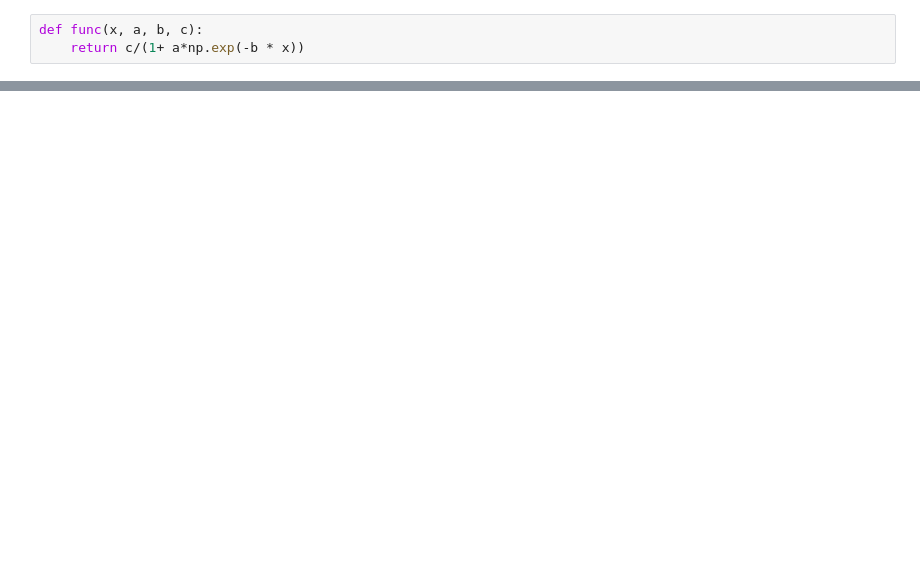
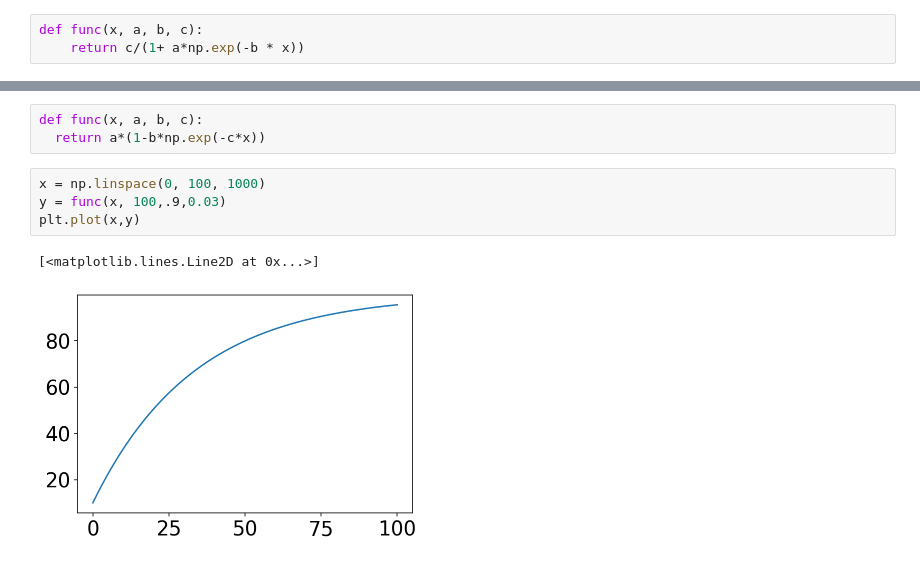
Before and after one commit to sbooeshaghi/fluvax, a Jupyter notebook: notebooks/basic.ipynb, the cells around one changed output, grey strips where cells are left out. Drawn from its saved outputs; the diff is of its cells as text; blank space fills up the shorter version.

```diff
--- a/notebooks/basic.ipynb
+++ b/notebooks/basic.ipynb
@@ -139,3 +161,13 @@ def func(x, a, b, c):
+# %%
+def func(x, a, b, c):
+  return a*(1-b*np.exp(-c*x))
+# %%
+x = np.linspace(0, 100, 1000)
+y = func(x, 100,.9,0.03)
+plt.plot(x,y)
+# %% [output]
+[<matplotlib.lines.Line2D at 0x...>]
+[figure, added]
 # %%
 fig, ax = plt.subplots(figsize=(10, 7))
 
```
Also changed, not shown: parts of 9 cells of this notebook.
